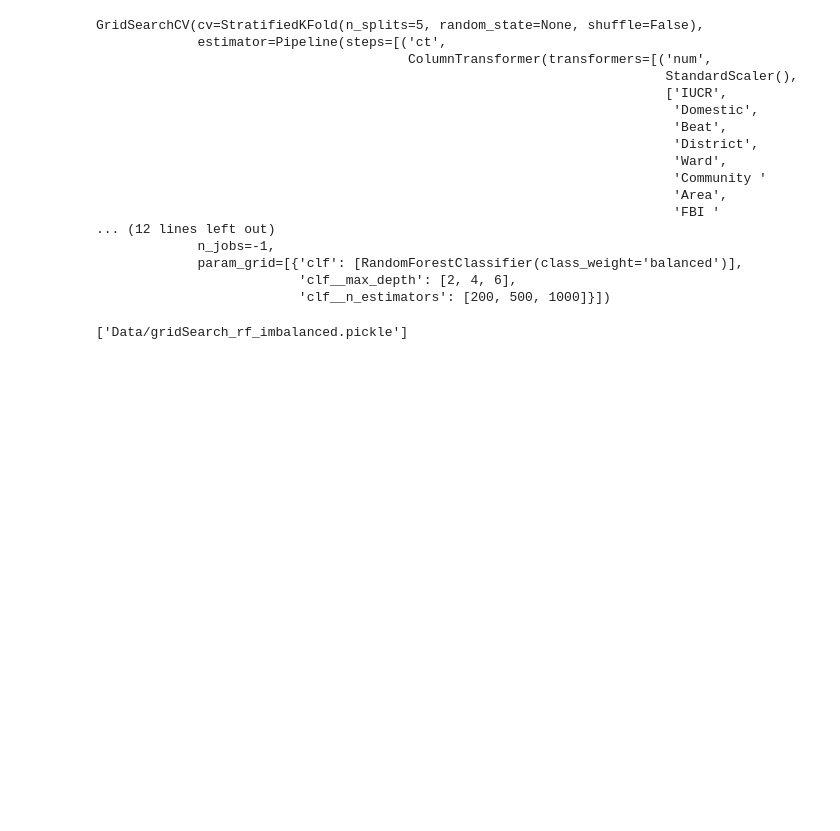
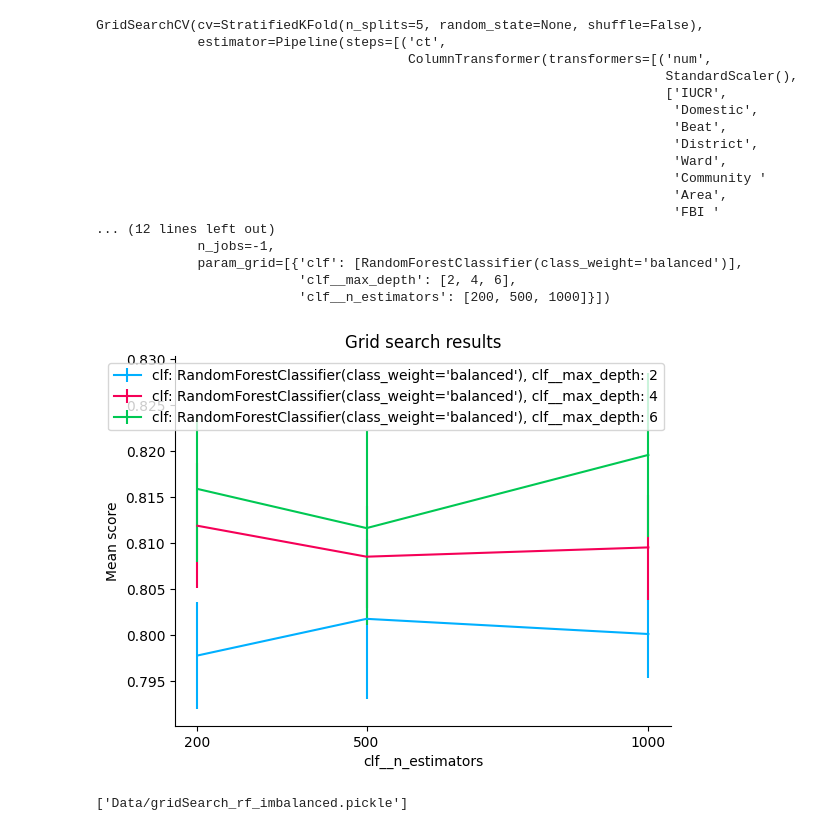
Before and after one commit to Eleninja102/Math4750-Final-Project-Data-Modeling, a Jupyter notebook: Chicago Crime.ipynb, the cells around one changed output. Cells and saved outputs as stored; diff of their text form; code cells hidden in the pictures; blank space fills up the shorter version.

```diff
--- a/Chicago Crime.ipynb
+++ b/Chicago Crime.ipynb
@@ -212,6 +217,11 @@ GridSearchCV(cv=StratifiedKFold(n_splits=5, random_state=None, shuffle=False),
              param_grid=[{'clf': [RandomForestClassifier(class_weight='balanced')],
                           'clf__max_depth': [2, 4, 6],
                           'clf__n_estimators': [200, 500, 1000]}])
+# %%
+grid_search(gridSearch_rf_imbalanced.cv_results_, change='clf__n_estimators')
+plt.savefig('Graphs/GridSearch_rf_imbalanced.jpg', format='jpeg', dpi=300, bbox_inches ='tight')
+# %% [output]
+[figure, added]
 # %%
 joblib.dump(gridSearch_rf_imbalanced, 'Data/gridSearch_rf_imbalanced.pickle')
 # %% [output]
```
Also changed, not shown: parts of 4 cells of this notebook, 3 other files.
